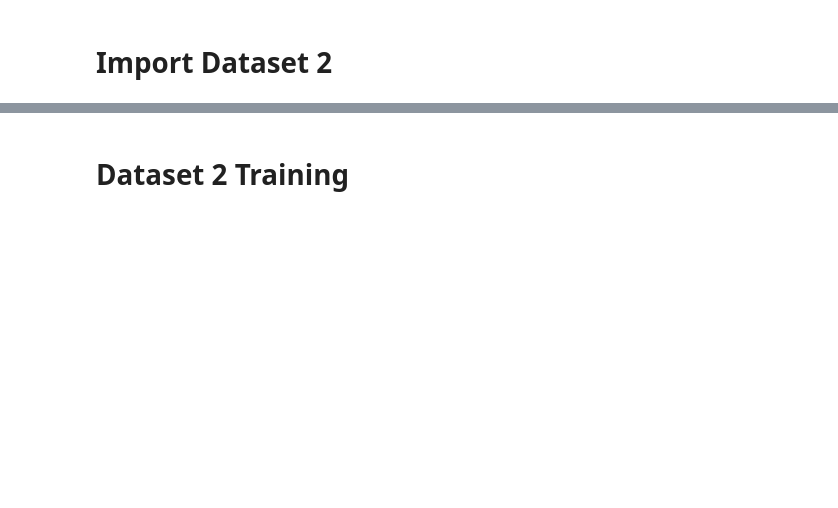
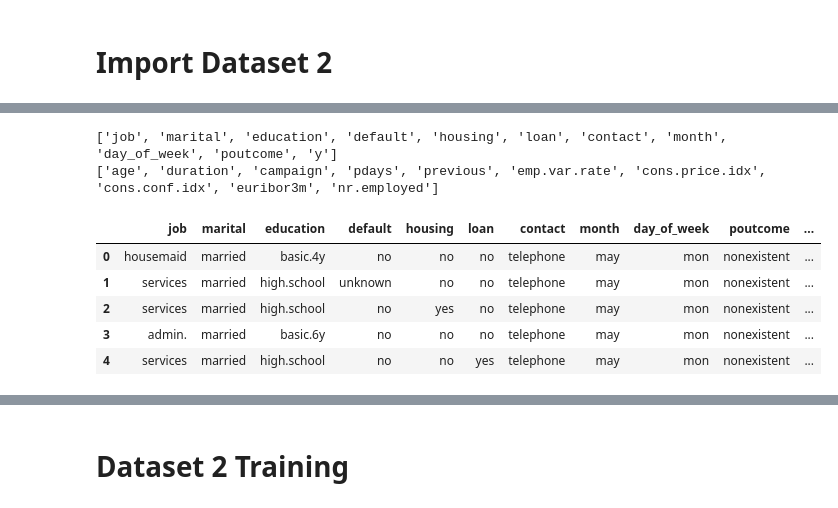
Before and after one commit to Comp551-mini1/p1, a Jupyter notebook: Proj1_merge.ipynb, the cells around one changed output, grey strips where cells are left out. Cells and saved outputs as stored; diff of their text form; code cells hidden in the pictures; blank space fills up the shorter version.

```diff
--- a/Proj1_merge.ipynb
+++ b/Proj1_merge.ipynb
@@ -650,0 +566,26 @@ final_df_2.head()
+# %%
+# Categorical features
+var_names = df_copy_2.columns.tolist()
+
+categs= []
+for col in df_copy_2.columns:
+    if df_copy_2[col].dtype == 'object':
+        categs.append(col)
+print(categs)
+
+# Quantitative features
+quantit = [i for i in var_names if i not in categs]
+print(quantit)
+# %% [output]
+['job', 'marital', 'education', 'default', 'housing', 'loan', 'contact', 'month', 'day_of_week', 'poutcome', 'y']
+['age', 'duration', 'campaign', 'pdays', 'previous', 'emp.var.rate', 'cons.price.idx', 'cons.conf.idx', 'euribor3m', 'nr.employed']
+# %%
+categs_df = df_copy_2.select_dtypes('object')
+categs_df.head()
+# %% [output]
+|  | job | marital | education | default | housing | loan | contact | month | day_of_week | poutcome | ... |
+| 0 | housemaid | married | basic.4y | no | no | no | telephone | may | mon | nonexistent | ... |
+| 1 | services | married | high.school | unknown | no | no | telephone | may | mon | nonexistent | ... |
+| 2 | services | married | high.school | no | yes | no | telephone | may | mon | nonexistent | ... |
+| 3 | admin. | married | basic.6y | no | no | no | telephone | may | mon | nonexistent | ... |
+| 4 | services | married | high.school | no | no | yes | telephone | may | mon | nonexistent | ... |
```
Also changed, not shown: parts of 25 cells of this notebook.
